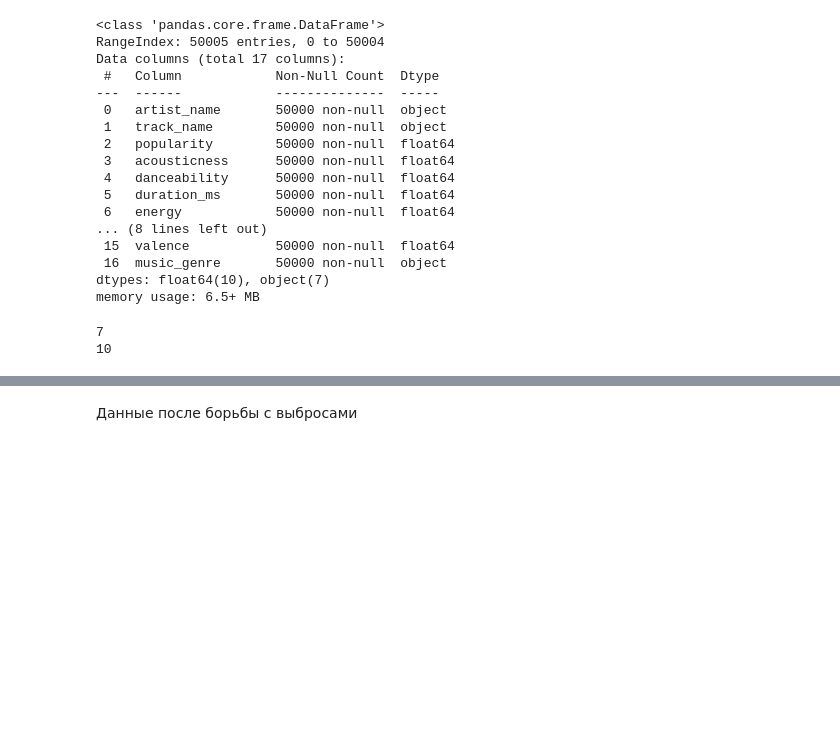
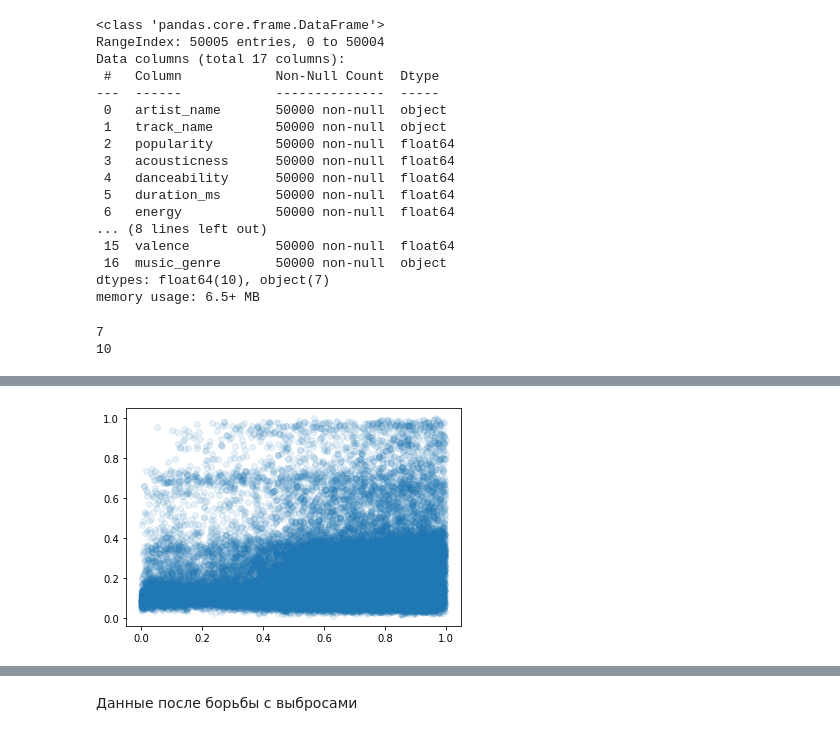
Before and after one commit to AnastasijaK22/machine_learning_magi, a Jupyter notebook: Music.ipynb, the cells around one changed output, grey strips where cells are left out. Cells and saved outputs as stored; diff of their text form; code cells hidden in the pictures; blank space fills up the shorter version.

```diff
--- a/Music.ipynb
+++ b/Music.ipynb
@@ -92,0 +104,5 @@ print(len(numerical_columns))
+# %%
+plt.scatter(data['energy'], data['liveness'],alpha = .1)
+pass
+# %% [output]
+[figure, added]
```
Also changed, not shown: parts of 52 cells of this notebook.
